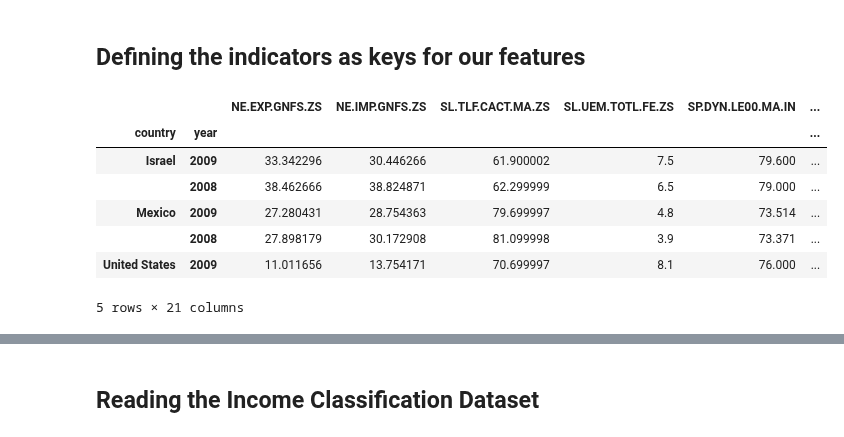
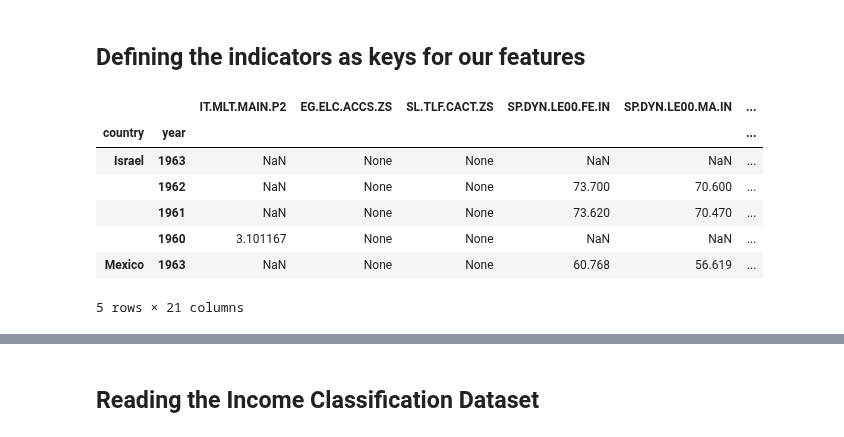
Before and after one commit to acrola/WorkShopDS, a Jupyter notebook: Project-Notebook.ipynb, the cells around one changed output, grey strips where cells are left out. Cells and saved outputs as stored; diff of their text form; code cells hidden in the pictures.

```diff
--- a/Project-Notebook.ipynb
+++ b/Project-Notebook.ipynb
@@ -45,16 +49,16 @@ country = ['US', 'IL', 'MX']
 # %%
 ## Downloading the data into a DataFrame parameter
 # %%
-df = wb.download(indicator=indicators_dict.keys(), country=country, start=2008, end=2009)
+df = wb.download(indicator=indicators_dict.keys(), country=country, start=1960, end=1963)
 df[:5]
 # %% [output]
-|  |  | NE.EXP.GNFS.ZS | NE.IMP.GNFS.ZS | SL.TLF.CACT.MA.ZS | SL.UEM.TOTL.FE.ZS | SP.DYN.LE00.MA.IN | ... |
+|  |  | IT.MLT.MAIN.P2 | EG.ELC.ACCS.ZS | SL.TLF.CACT.ZS | SP.DYN.LE00.FE.IN | SP.DYN.LE00.MA.IN | ... |
 | country | year |  |  |  |  |  | ... |
-| Israel | 2009 | 33.342296 | 30.446266 | 61.900002 | 7.5 | 79.600 | ... |
-|  | 2008 | 38.462666 | 38.824871 | 62.299999 | 6.5 | 79.000 | ... |
-| Mexico | 2009 | 27.280431 | 28.754363 | 79.699997 | 4.8 | 73.514 | ... |
-|  | 2008 | 27.898179 | 30.172908 | 81.099998 | 3.9 | 73.371 | ... |
-| United States | 2009 | 11.011656 | 13.754171 | 70.699997 | 8.1 | 76.000 | ... |
+| Israel | 1963 | NaN | None | None | NaN | NaN | ... |
+|  | 1962 | NaN | None | None | 73.700 | 70.600 | ... |
+|  | 1961 | NaN | None | None | 73.620 | 70.470 | ... |
+|  | 1960 | 3.101167 | None | None | NaN | NaN | ... |
+| Mexico | 1963 | NaN | None | None | 60.768 | 56.619 | ... |
 5 rows × 21 columns
 # %%
 ## Renaming the data column names to our selected features
```
Also changed, not shown: parts of 2 cells of this notebook, 1 other file.
